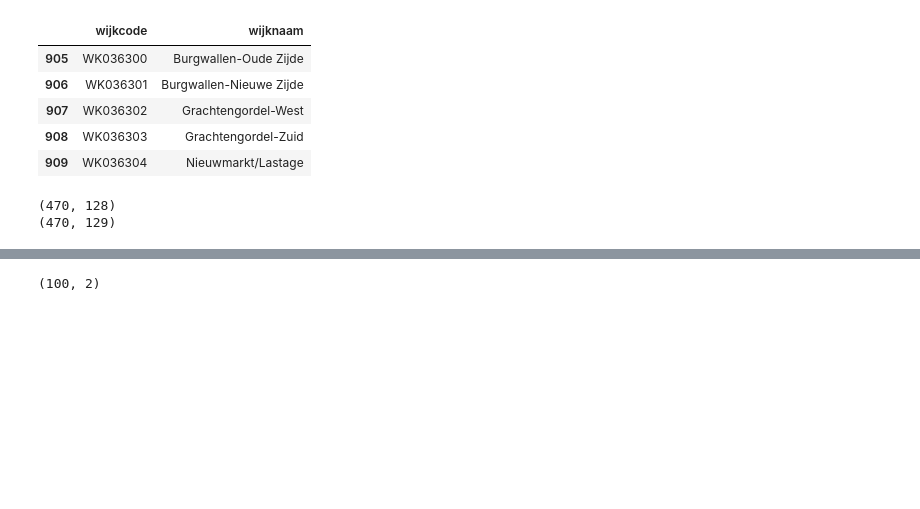
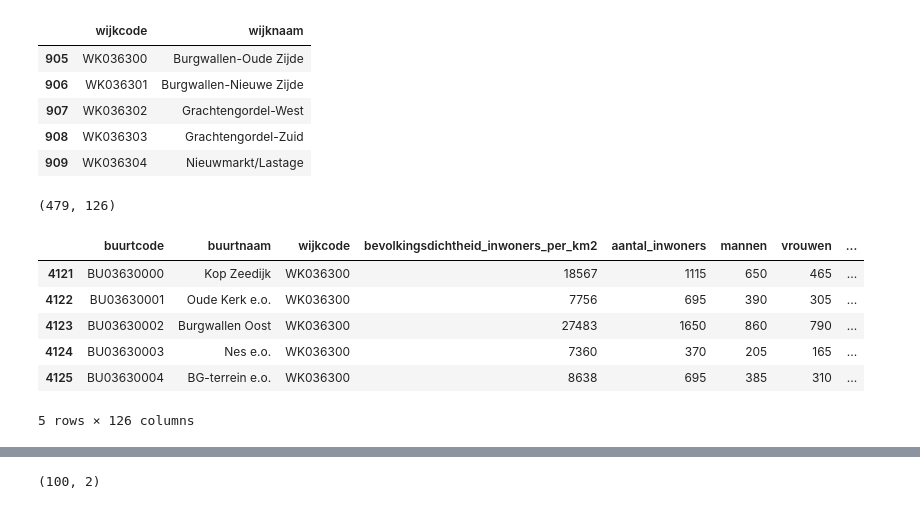
Before and after one commit to datascientist211/data_analytics, a Jupyter notebook: Nederland/Amsterdam/collecting_dataset.ipynb, the cells around one changed output, grey strips where cells are left out. Saved outputs shown, nothing was run; the diff lists cells and outputs as text; code cells hidden in the pictures; blank space fills up the shorter version.

```diff
--- a/Nederland/Amsterdam/collecting_dataset.ipynb
+++ b/Nederland/Amsterdam/collecting_dataset.ipynb
@@ -112,12 +125,27 @@ data_wijk.head()
 | 908 | WK036303 | Grachtengordel-Zuid |
 | 909 | WK036304 | Nieuwmarkt/Lastage |
 # %%
+#data = pd.merge(data, data_wijk, on="wijkcode")
+def get_wijk(row):
+    data_row = data_wijk[data_wijk['wijkcode'] == row['wijkcode']]
+    value = "" if data_row.empty else data_row['wijknaam'].iloc[0]
+    return value
+
+
+data = data.copy()
+
+data['wijknaam'] = data.apply(lambda row: get_wijk(row), axis=1)
 print(data.shape)
-data = pd.merge(data, data_wijk, on="wijkcode")
-print(data.shape)
+data.head()
 # %% [output]
-(470, 128)
-(470, 129)
+(479, 126)
+|  | buurtcode | buurtnaam | wijkcode | bevolkingsdichtheid_inwoners_per_km2 | aantal_inwoners | mannen | vrouwen | ... |
+| 4121 | BU03630000 | Kop Zeedijk | WK036300 | 18567 | 1115 | 650 | 465 | ... |
+| 4122 | BU03630001 | Oude Kerk e.o. | WK036300 | 7756 | 695 | 390 | 305 | ... |
+| 4123 | BU03630002 | Burgwallen Oost | WK036300 | 27483 | 1650 | 860 | 790 | ... |
+| 4124 | BU03630003 | Nes e.o. | WK036300 | 7360 | 370 | 205 | 165 | ... |
+| 4125 | BU03630004 | BG-terrein e.o. | WK036300 | 8638 | 695 | 385 | 310 | ... |
+5 rows × 126 columns
 # %%
 data['wijkcode'] = data['wijkcode'].astype(str).str.replace('WK0363', '')
 data.head()
```
Also changed, not shown: parts of 14 cells of this notebook, 8 other files.
